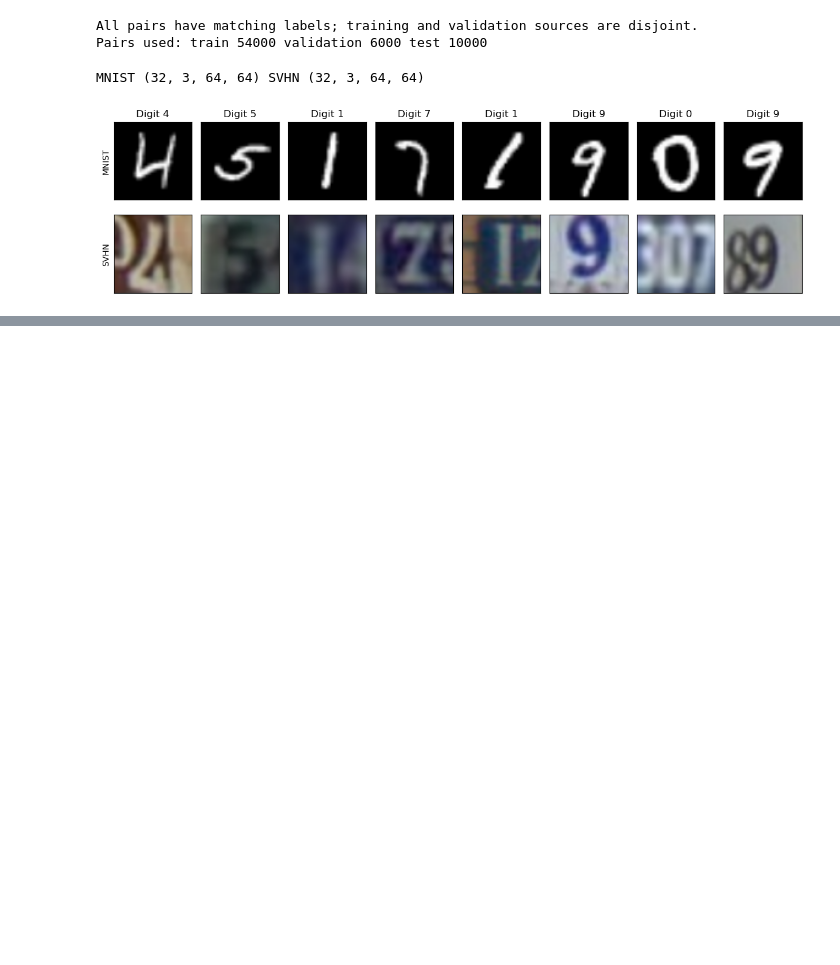
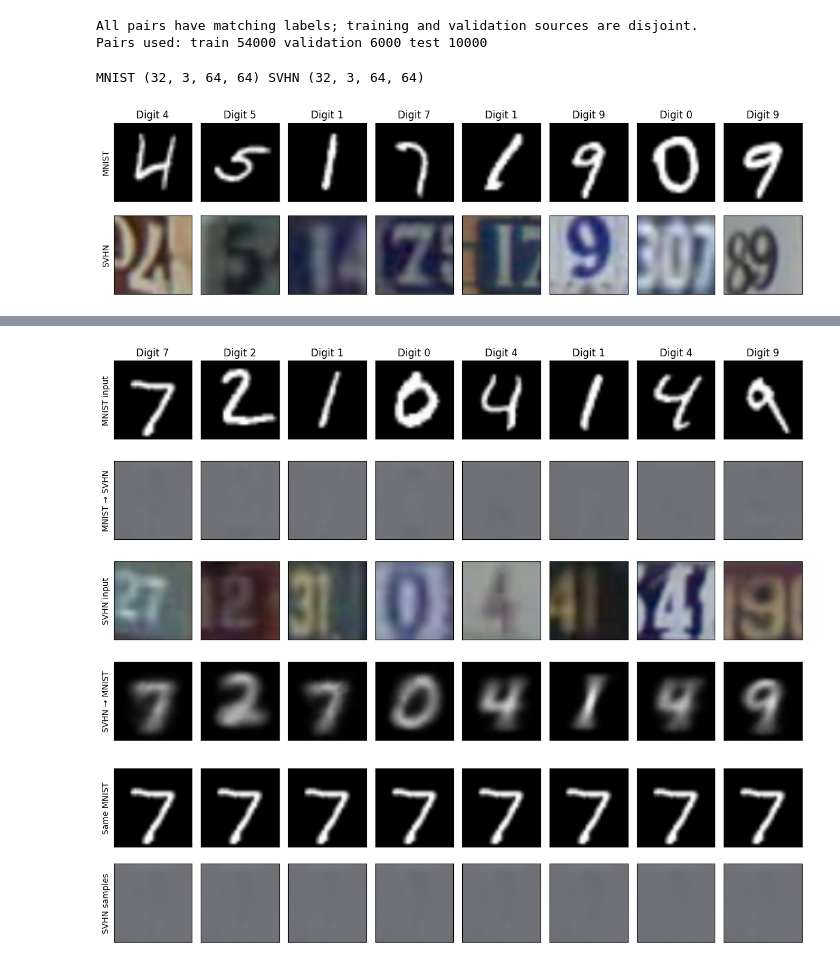
Before and after one commit to lukyjuranek/multi-view-vae, a Jupyter notebook: main.ipynb, the cells around one changed output, grey strips where cells are left out. Cells and saved outputs as stored; diff of their text form; code cells hidden in the pictures; blank space fills up the shorter version.

```diff
--- a/main.ipynb
+++ b/main.ipynb
@@ -468,17 +491,20 @@ show_rows([generated_mnist, generated_svhn], ["Generated MNIST", "Generated SVHN
 # %%
 with torch.no_grad():
     _, mnist_to_svhn, _, _ = my_vae(x_mnist=x_mnist, flag_sample=False)
     svhn_to_mnist, _, _, _ = my_vae(x_svhn=x_svhn, flag_sample=False)
 show_rows([mnist_batch, mnist_to_svhn, svhn_batch, svhn_to_mnist],
           ["MNIST input", "MNIST → SVHN", "SVHN input", "SVHN → MNIST"],
           labels, "cross_domain.png")
 
 with torch.no_grad():
-    mu, var = my_vae.infer(x_mnist=x_mnist[:1])
+    mu, var = my_vae.infer(x_mnist=x_mnist[:1], x_svhn=None)
     z = mu + torch.randn(8, dimz, device=device) * torch.sqrt(var)
     variations = my_vae.decoder_svhn.decode(z)
 show_rows([mnist_batch[:1].repeat(8, 1, 1, 1), variations],
           ["Same MNIST", "SVHN samples"], filename="cross_domain_variations.png")
+# %% [output]
+[figure, added]
+[figure, added]
 # %%
 @torch.no_grad()
 def collect_latents(model, loader, max_pairs=500):
```
Also changed, not shown: parts of 12 cells of this notebook, 11 other files.
